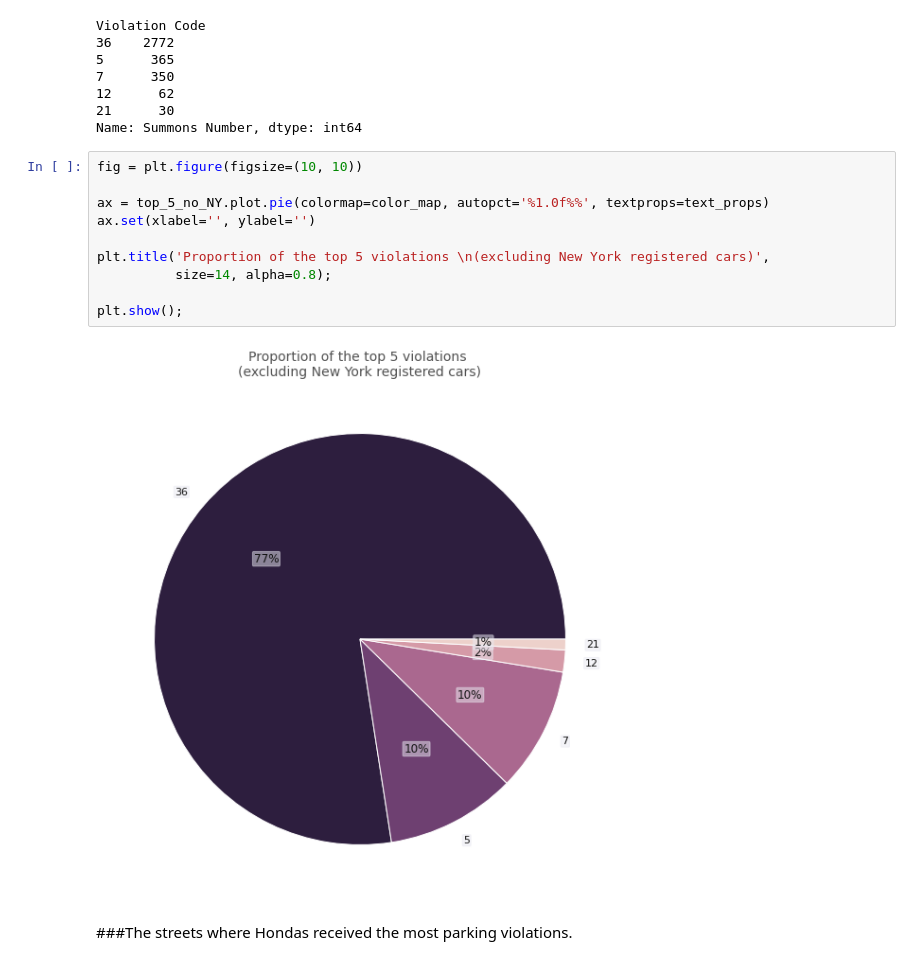
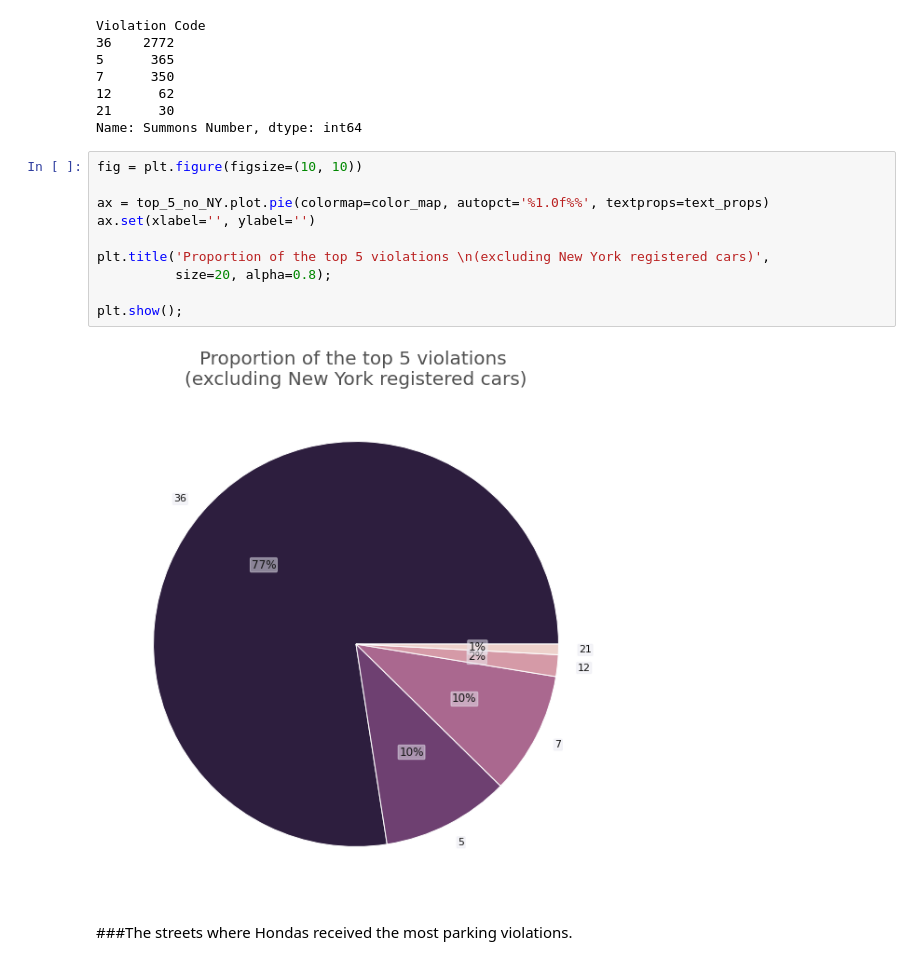
Before and after one commit to pedrohortencio/data-analysis-projects, a Jupyter notebook: NYC Parking Violations/NYC_Parking_Violations.ipynb, the cells around one changed output. Saved outputs shown, nothing was run; the diff lists cells and outputs as text.

Commit message:
fix: increase size of visualizations' titles

```diff
--- a/NYC Parking Violations/NYC_Parking_Violations.ipynb
+++ b/NYC Parking Violations/NYC_Parking_Violations.ipynb
@@ -335,15 +335,15 @@ Name: Summons Number, dtype: int64
 # %%
 fig = plt.figure(figsize=(10, 10))
 
 ax = top_5_no_NY.plot.pie(colormap=color_map, autopct='%1.0f%%', textprops=text_props)
 ax.set(xlabel='', ylabel='')
 
 plt.title('Proportion of the top 5 violations \n(excluding New York registered cars)',
-          size=14, alpha=0.8);
+          size=20, alpha=0.8);
 
 plt.show();
 # %% [output]
-[figure, old version]
+[figure, new version]
 # %% [markdown]
 ###The streets where Hondas received the most parking violations.
 # %%
```
Also changed, not shown: parts of 10 cells of this notebook.
